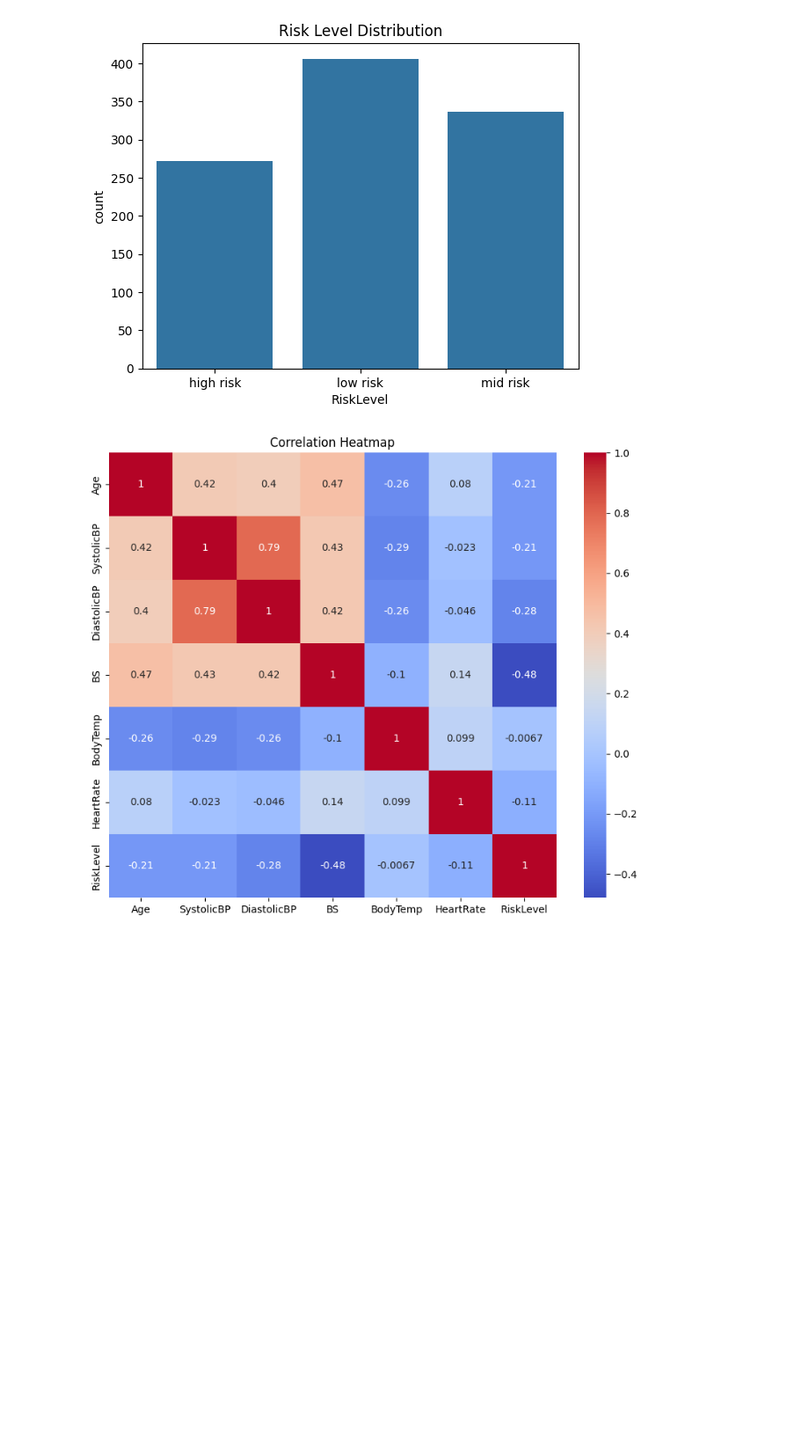
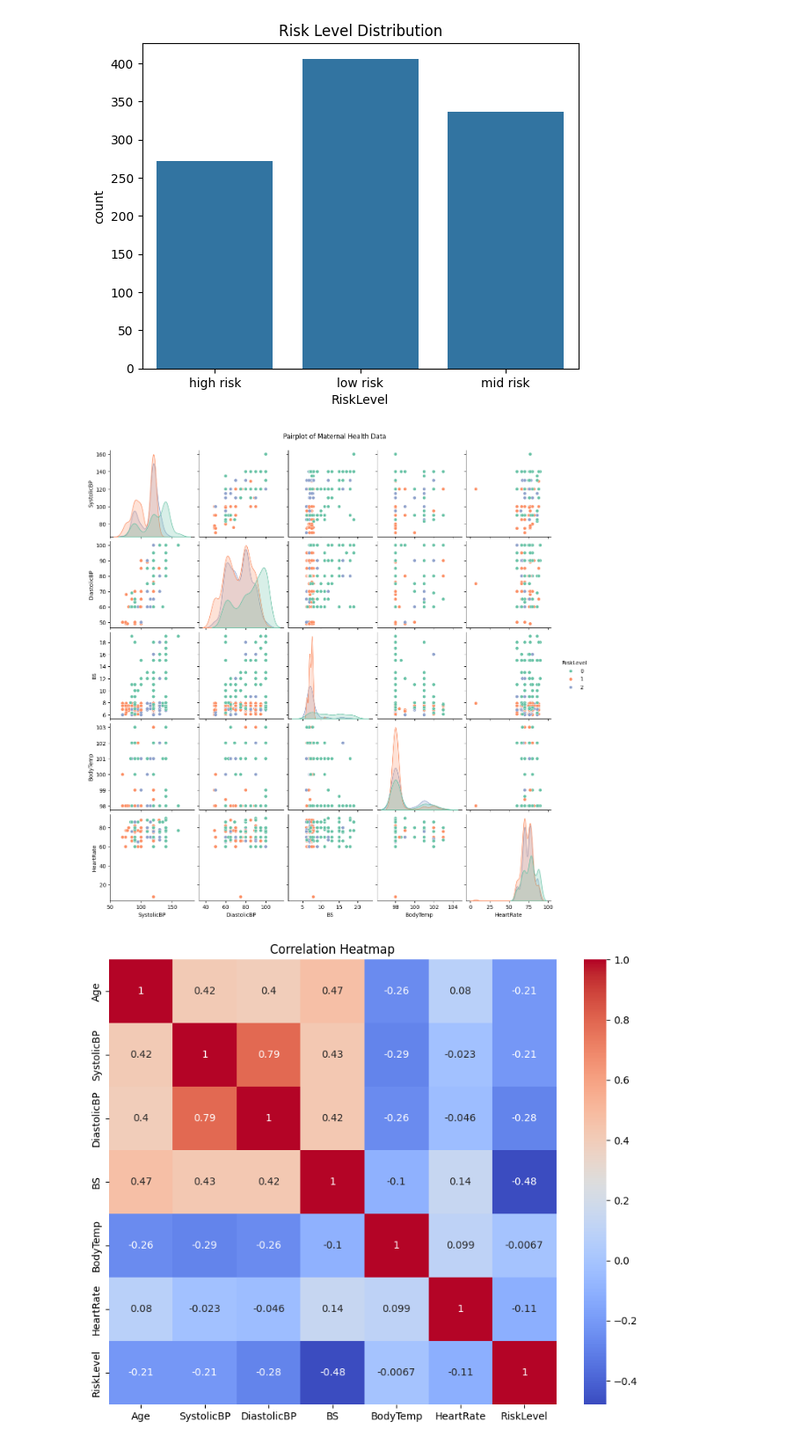
Before and after one commit to Joy-Dorcas/MATERNAL-HEALTH-RISK, a Jupyter notebook: code.ipynb, the cells around one changed output. Shown at 88% size. Drawn from its saved outputs; the diff is of its cells as text; code cells hidden in the pictures; blank space fills up the shorter version.

```diff
--- a/code.ipynb
+++ b/code.ipynb
@@ -59,6 +71,20 @@ plt.title("Risk Level Distribution")
 plt.show()
 # %% [output]
 [figure]
+# %%
+# Pairplot visualization to assess linearity
+sns.pairplot(
+    df,
+    vars=['SystolicBP', 'DiastolicBP', 'BS', 'BodyTemp', 'HeartRate'],
+    hue='RiskLevel',
+    diag_kind='kde',
+    palette='Set2'
+)
+
+plt.suptitle("Pairplot of Maternal Health Data", y=1.02)
+plt.show()
+# %% [output]
+[figure, added]
 # %%
 
 le = LabelEncoder()
```
Also changed, not shown: parts of 1 cell of this notebook.
